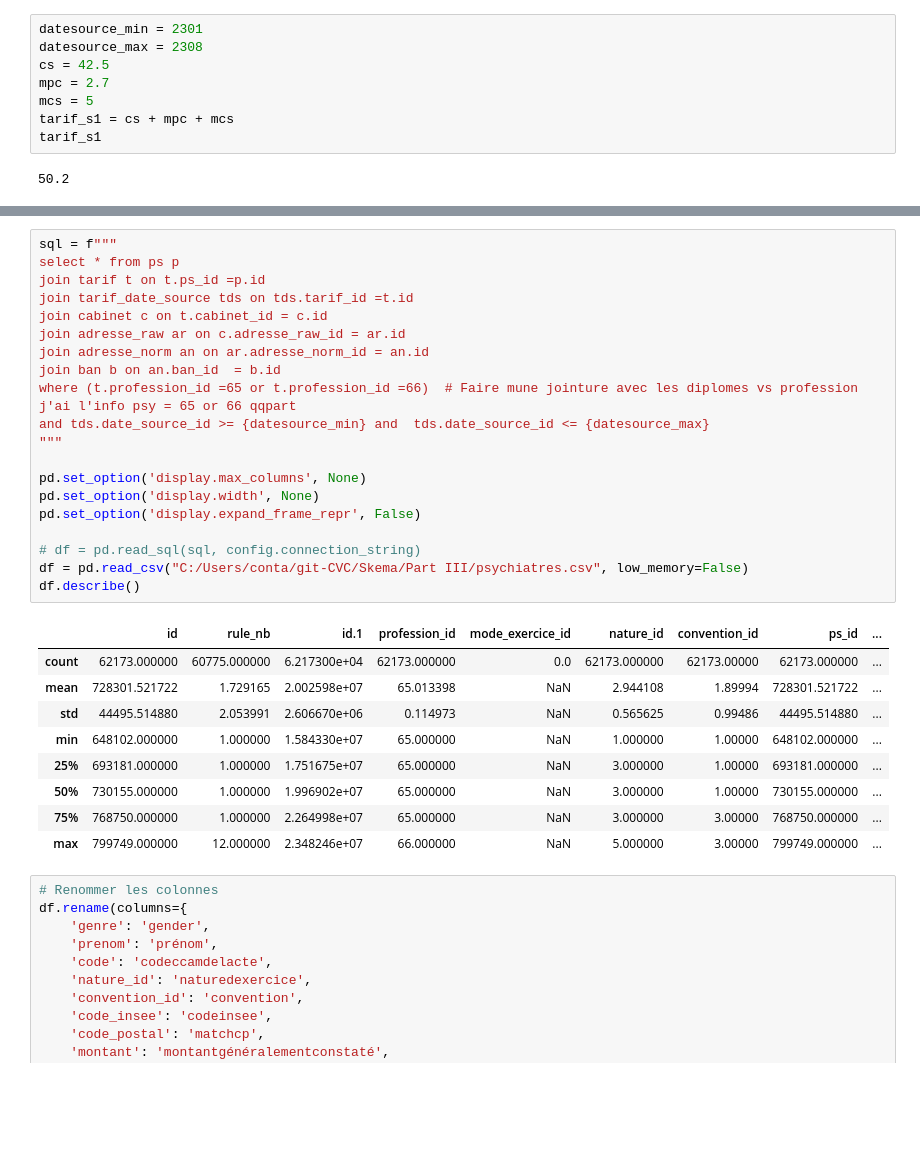
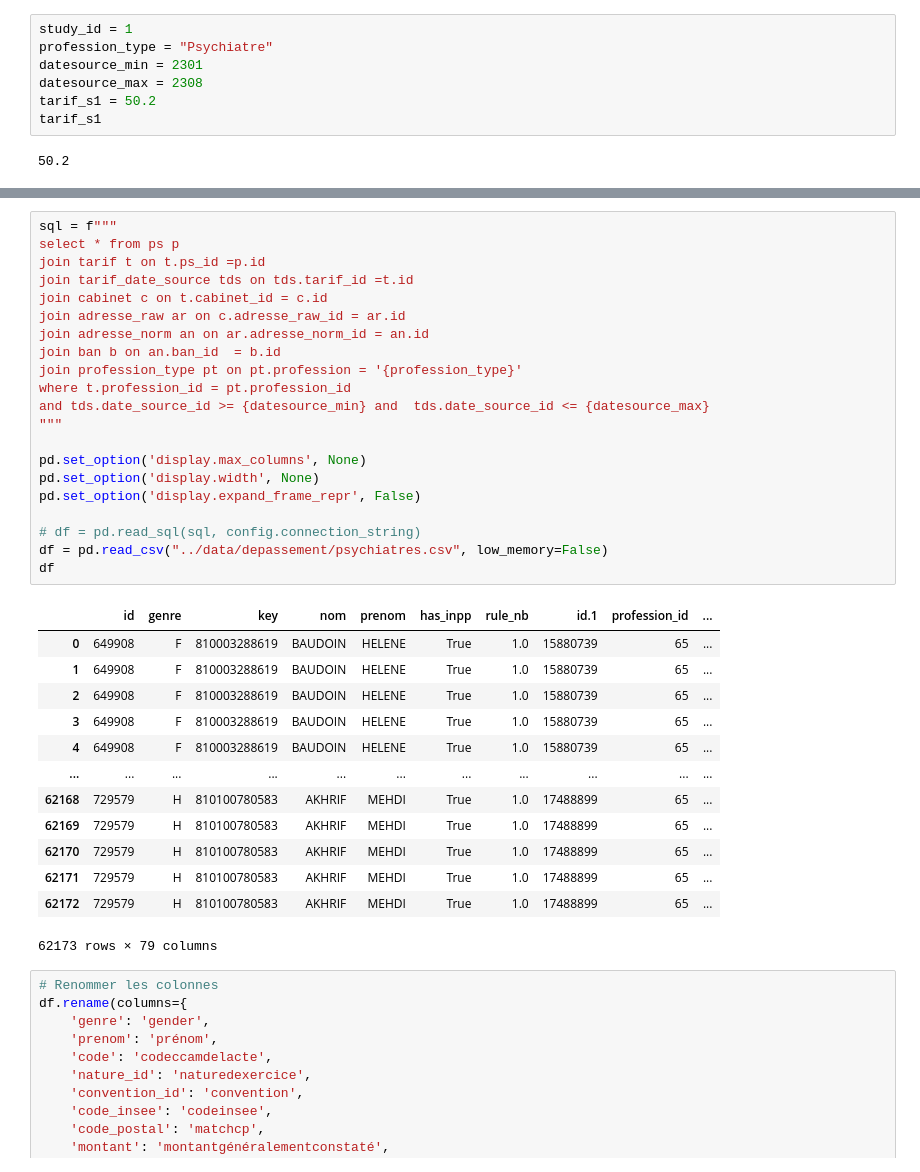
Before and after one commit to cyrilvincent/skema, a Jupyter notebook: depassement/depassement_psy.ipynb, the cells around one changed output, grey strips where cells are left out. Saved outputs shown, nothing was run; the diff lists cells and outputs as text; blank space fills up the shorter version.

Commit message:
depassement psy prod

```diff
--- a/depassement/depassement_psy.ipynb
+++ b/depassement/depassement_psy.ipynb
@@ -11,12 +11,11 @@ Donc S1 et S2 OPTAM = 45,2
 keep if strpos(v17,"CNP")
 MCS: MCS : majoration de coordination pour les psychiatres : 5 euros
 # %%
+study_id = 1
+profession_type = "Psychiatre"
 datesource_min = 2301
 datesource_max = 2308
-cs = 42.5
-mpc = 2.7
-mcs = 5
-tarif_s1 = cs + mpc + mcs
+tarif_s1 = 50.2
 tarif_s1
 # %% [output]
 50.2
@@ -23,33 +29,38 @@ tarif_s1
 # %%
 sql = f"""
 select * from ps p
 join tarif t on t.ps_id =p.id
 join tarif_date_source tds on tds.tarif_id =t.id
 join cabinet c on t.cabinet_id = c.id
 join adresse_raw ar on c.adresse_raw_id = ar.id
 join adresse_norm an on ar.adresse_norm_id = an.id
 join ban b on an.ban_id  = b.id
-where (t.profession_id =65 or t.profession_id =66)  # Faire mune jointure avec les diplomes vs profession j'ai l'info psy = 65 or 66 qqpart
+join profession_type pt on pt.profession = '{profession_type}'
+where t.profession_id = pt.profession_id
 and tds.date_source_id >= {datesource_min} and  tds.date_source_id <= {datesource_max}
 """
 
 pd.set_option('display.max_columns', None)
 pd.set_option('display.width', None)
 pd.set_option('display.expand_frame_repr', False)
 
 # df = pd.read_sql(sql, config.connection_string)
-df = pd.read_csv("C:/Users/conta/git-CVC/Skema/Part III/psychiatres.csv", low_memory=False)
-df.describe()
+df = pd.read_csv("../data/depassement/psychiatres.csv", low_memory=False)
+df
 # %% [output]
-|  | id | rule_nb | id.1 | profession_id | mode_exercice_id | nature_id | convention_id | ps_id | ... |
-| count | 62173.000000 | 60775.000000 | 6.217300e+04 | 62173.000000 | 0.0 | 62173.000000 | 62173.00000 | 62173.000000 | ... |
-| mean | 728301.521722 | 1.729165 | 2.002598e+07 | 65.013398 | NaN | 2.944108 | 1.89994 | 728301.521722 | ... |
-| std | 44495.514880 | 2.053991 | 2.606670e+06 | 0.114973 | NaN | 0.565625 | 0.99486 | 44495.514880 | ... |
-| min | 648102.000000 | 1.000000 | 1.584330e+07 | 65.000000 | NaN | 1.000000 | 1.00000 | 648102.000000 | ... |
-| 25% | 693181.000000 | 1.000000 | 1.751675e+07 | 65.000000 | NaN | 3.000000 | 1.00000 | 693181.000000 | ... |
-| 50% | 730155.000000 | 1.000000 | 1.996902e+07 | 65.000000 | NaN | 3.000000 | 1.00000 | 730155.000000 | ... |
-| 75% | 768750.000000 | 1.000000 | 2.264998e+07 | 65.000000 | NaN | 3.000000 | 3.00000 | 768750.000000 | ... |
-| max | 799749.000000 | 12.000000 | 2.348246e+07 | 66.000000 | NaN | 5.000000 | 3.00000 | 799749.000000 | ... |
+|  | id | genre | key | nom | prenom | has_inpp | rule_nb | id.1 | profession_id | ... |
+| 0 | 649908 | F | 810003288619 | BAUDOIN | HELENE | True | 1.0 | 15880739 | 65 | ... |
+| 1 | 649908 | F | 810003288619 | BAUDOIN | HELENE | True | 1.0 | 15880739 | 65 | ... |
+| 2 | 649908 | F | 810003288619 | BAUDOIN | HELENE | True | 1.0 | 15880739 | 65 | ... |
+| 3 | 649908 | F | 810003288619 | BAUDOIN | HELENE | True | 1.0 | 15880739 | 65 | ... |
+| 4 | 649908 | F | 810003288619 | BAUDOIN | HELENE | True | 1.0 | 15880739 | 65 | ... |
+| ... | ... | ... | ... | ... | ... | ... | ... | ... | ... | ... |
+| 62168 | 729579 | H | 810100780583 | AKHRIF | MEHDI | True | 1.0 | 17488899 | 65 | ... |
+| 62169 | 729579 | H | 810100780583 | AKHRIF | MEHDI | True | 1.0 | 17488899 | 65 | ... |
+| 62170 | 729579 | H | 810100780583 | AKHRIF | MEHDI | True | 1.0 | 17488899 | 65 | ... |
+| 62171 | 729579 | H | 810100780583 | AKHRIF | MEHDI | True | 1.0 | 17488899 | 65 | ... |
+| 62172 | 729579 | H | 810100780583 | AKHRIF | MEHDI | True | 1.0 | 17488899 | 65 | ... |
+62173 rows × 79 columns
 # %%
 # Renommer les colonnes
 df.rename(columns={
```
Also changed, not shown: parts of 29 cells of this notebook, 17 other files.
